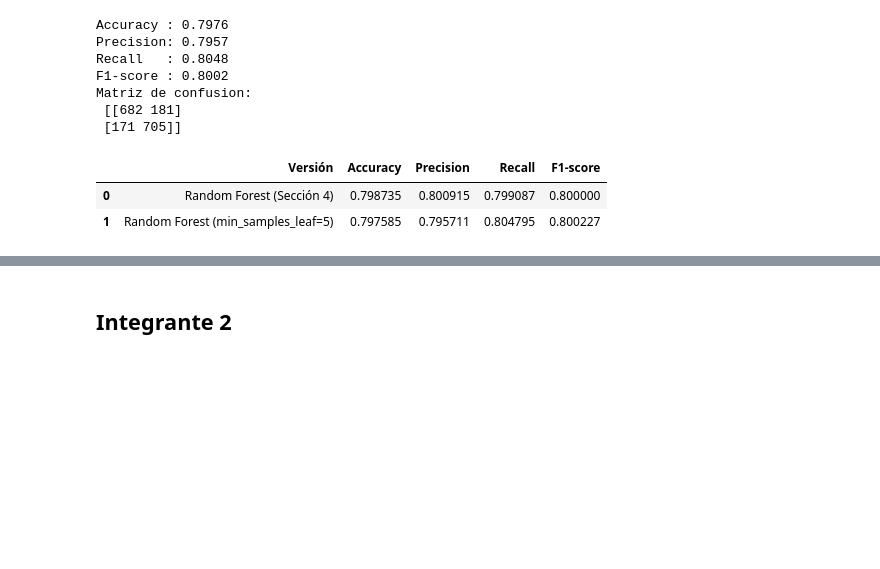
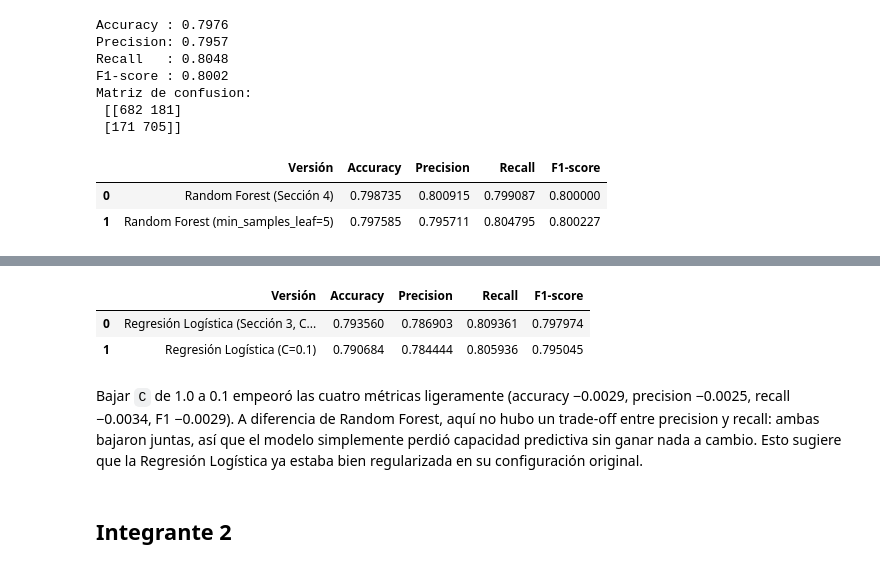
Before and after one commit to A01801224/TC3009C-RI, a Jupyter notebook: Notebooks/Reto_Segundo_Avance.ipynb, the cells around one changed output, grey strips where cells are left out. Cells and saved outputs as stored; diff of their text form; code cells hidden in the pictures; blank space fills up the shorter version.

Commit message:
Avance Segunda entrega E.P.

```diff
--- a/Notebooks/Reto_Segundo_Avance.ipynb
+++ b/Notebooks/Reto_Segundo_Avance.ipynb
@@ -305,3 +331,33 @@ Al subir `min_samples_leaf` de 1 a 5, no hubo una mejora o un empeoramiento conc
+# %%
+# Extra: mover C en Regresión Logística
+modelo_lr_emilio = LogisticRegression(max_iter=1000, C=0.1, random_state=RANDOM_STATE)
+modelo_lr_emilio.fit(X_train, y_train)
+y_pred_lr_emilio = modelo_lr_emilio.predict(X_test)
+
+acc_lr_emilio = accuracy_score(y_test, y_pred_lr_emilio)
+prec_lr_emilio = precision_score(y_test, y_pred_lr_emilio)
+rec_lr_emilio = recall_score(y_test, y_pred_lr_emilio)
+f1_lr_emilio = f1_score(y_test, y_pred_lr_emilio)
+
+comparacion_lr_extra = pd.DataFrame({
+    "Versión": ["Regresión Logística (Sección 3, C=1.0)", "Regresión Logística (C=0.1)"],
+    "Accuracy": [acc_lr, acc_lr_emilio],
+    "Precision": [prec_lr, prec_lr_emilio],
+    "Recall": [rec_lr, rec_lr_emilio],
+    "F1-score": [f1_lr, f1_lr_emilio],
+})
+comparacion_lr_extra
+# %% [output]
+|  | Versión | Accuracy | Precision | Recall | F1-score |
+| 0 | Regresión Logística (Sección 3, C... | 0.793560 | 0.786903 | 0.809361 | 0.797974 |
+| 1 | Regresión Logística (C=0.1) | 0.790684 | 0.784444 | 0.805936 | 0.795045 |
+# %% [markdown]
+Bajar `C` de 1.0 a 0.1 empeoró las cuatro métricas ligeramente (accuracy
+−0.0029, precision −0.0025, recall −0.0034, F1 −0.0029). A diferencia de
+Random Forest, aquí no hubo un trade-off entre precision y recall: ambas
+bajaron juntas, así que el modelo simplemente perdió capacidad predictiva
+sin ganar nada a cambio. Esto sugiere que la Regresión Logística ya estaba
+bien regularizada en su configuración original.
 # %% [markdown]
 ## Integrante 2
 # %% [markdown]
```
Also changed, not shown: parts of 3 cells of this notebook.
